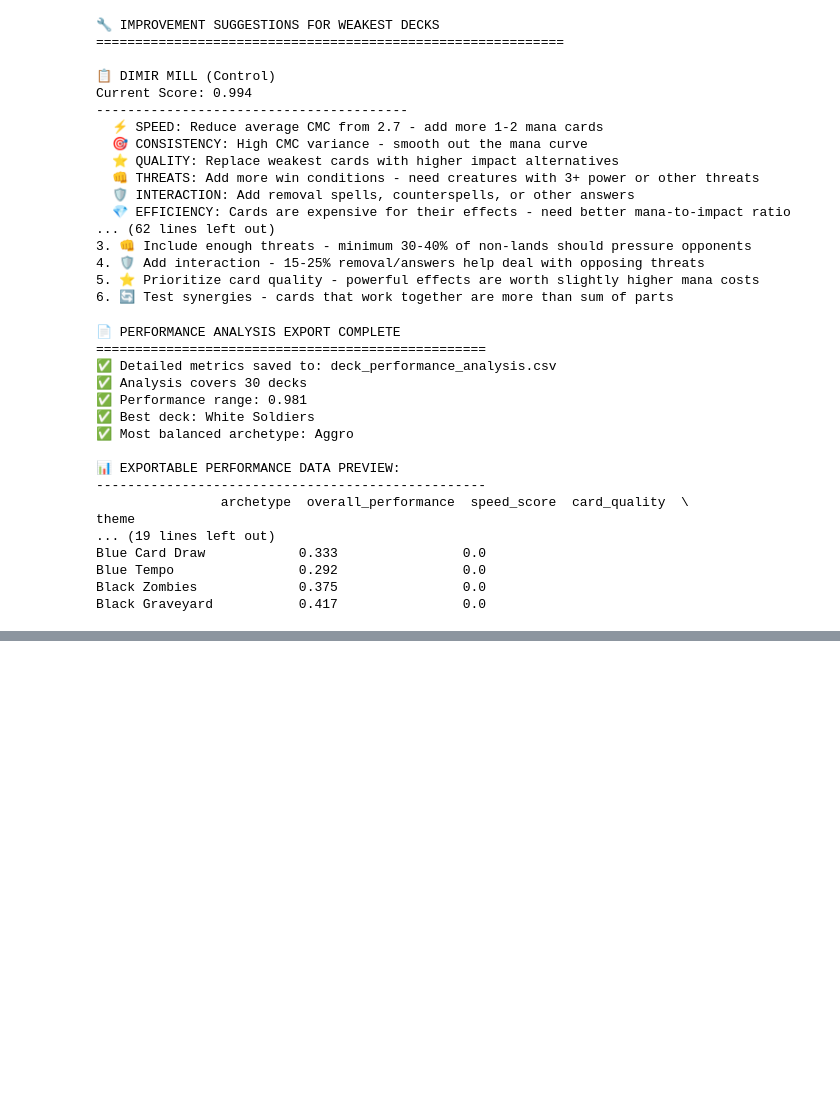
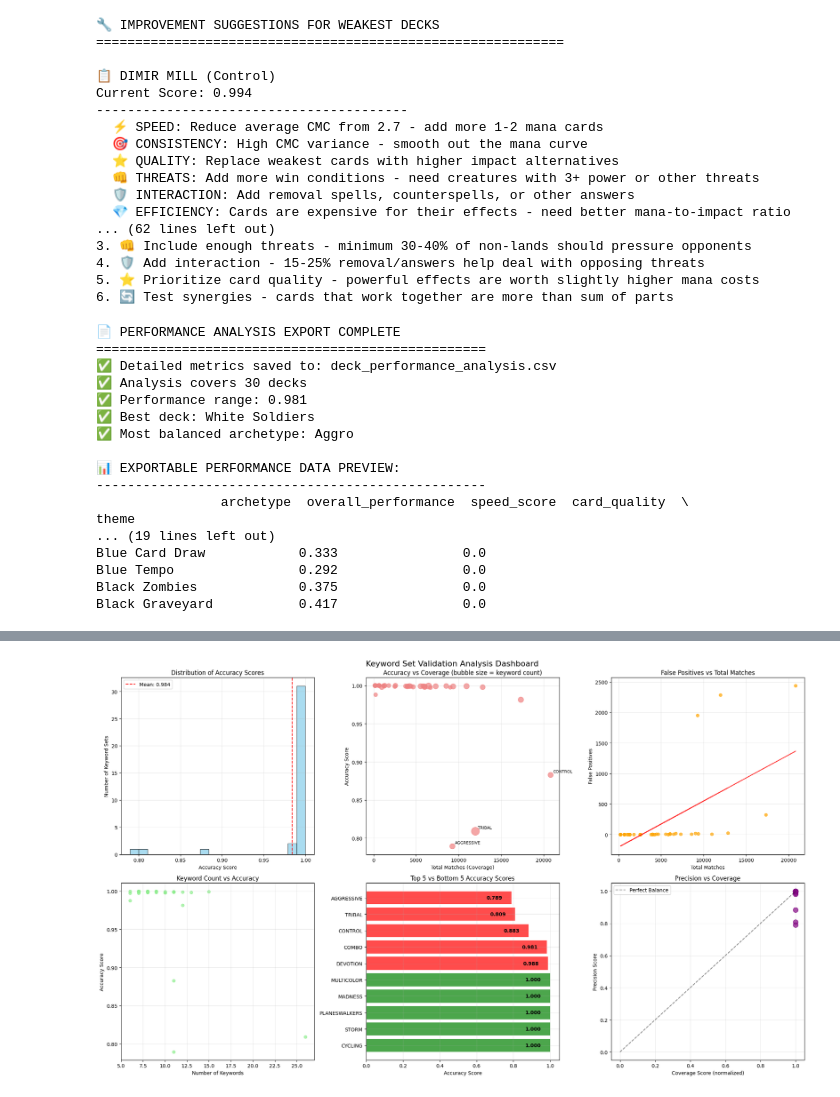
Before and after one commit to vanonselenp/magic-jumpstart, a Jupyter notebook: jumpstart.ipynb, the cells around one changed output, grey strips where cells are left out. Drawn from its saved outputs; the diff is of its cells as text; code cells hidden in the pictures; blank space fills up the shorter version.

```diff
--- a/jumpstart.ipynb
+++ b/jumpstart.ipynb
@@ -1590,0 +1387,90 @@ else:
+# %%
+# Create comprehensive validation dashboard
+fig, axes = plt.subplots(2, 3, figsize=(20, 12))
+fig.suptitle('Keyword Set Validation Analysis Dashboard', fontsize=16, y=0.98)
+
+# 1. Accuracy Score Distribution
+ax1 = axes[0, 0]
+ax1.hist(validation_df['Accuracy_Score'], bins=20, alpha=0.7, color='skyblue', edgecolor='black')
+ax1.set_title('Distribution of Accuracy Scores')
+ax1.set_xlabel('Accuracy Score')
+ax1.set_ylabel('Number of Keyword Sets')
+ax1.axvline(validation_df['Accuracy_Score'].mean(), color='red', linestyle='--', label=f'Mean: {validation_df["Accuracy_Score"].mean():.3f}')
+ax1.legend()
+ax1.grid(True, alpha=0.3)
+
+# 2. Accuracy vs Total Matches
+ax2 = axes[0, 1]
+scatter = ax2.scatter(validation_df['Total_Matches'], validation_df['Accuracy_Score'],
+                     alpha=0.7, s=validation_df['Keyword_Count']*10, c='lightcoral')
+ax2.set_title('Accuracy vs Coverage (bubble size = keyword count)')
+ax2.set_xlabel('Total Matches (Coverage)')
+ax2.set_ylabel('Accuracy Score')
+ax2.grid(True, alpha=0.3)
+
+# Add labels for problematic sets
+problematic = validation_df[validation_df['Accuracy_Score'] < 0.9]
+for _, row in problematic.iterrows():
+    ax2.annotate(row['Keyword_Set'], (row['Total_Matches'], row['Accuracy_Score']),
+                xytext=(5, 5), textcoords='offset points', fontsize=8)
+
+# 3. False Positives vs Total Matches
+ax3 = axes[0, 2]
+ax3.scatter(validation_df['Total_Matches'], validation_df['False_Positives'], alpha=0.7, color='orange')
+ax3.set_title('False Positives vs Total Matches')
+ax3.set_xlabel('Total Matches')
+ax3.set_ylabel('False Positives')
+ax3.grid(True, alpha=0.3)
+
+# Add trend line
+if len(validation_df) > 1:
+    z = np.polyfit(validation_df['Total_Matches'], validation_df['False_Positives'], 1)
+    p = np.poly1d(z)
+    ax3.plot(validation_df['Total_Matches'], p(validation_df['Total_Matches']), "r--", alpha=0.8)
+
+# 4. Keyword Count vs Accuracy
+ax4 = axes[1, 0]
+ax4.scatter(validation_df['Keyword_Count'], validation_df['Accuracy_Score'], alpha=0.7, color='lightgreen')
+ax4.set_title('Keyword Count vs Accuracy')
+ax4.set_xlabel('Number of Keywords')
+ax4.set_ylabel('Accuracy Score')
+ax4.grid(True, alpha=0.3)
+
+# 5. Top/Bottom performers comparison
+ax5 = axes[1, 1]
+top_5 = validation_df.head(5)
+bottom_5 = validation_df.tail(5)
+performers = pd.concat([top_5, bottom_5])
+
+colors = ['green'] * 5 + ['red'] * 5
+bars = ax5.barh(range(len(performers)), performers['Accuracy_Score'], color=colors, alpha=0.7)
+ax5.set_yticks(range(len(performers)))
+ax5.set_yticklabels(performers['Keyword_Set'], fontsize=10)
+ax5.set_title('Top 5 vs Bottom 5 Accuracy Scores')
+ax5.set_xlabel('Accuracy Score')
+ax5.grid(True, alpha=0.3)
+
+# Add value labels
+for i, (bar, score) in enumerate(zip(bars, performers['Accuracy_Score'])):
+    ax5.text(bar.get_width() - 0.05, bar.get_y() + bar.get_height()/2,
+             f'{score:.3f}', ha='right', va='center', fontweight='bold')
+
+# 6. Precision vs Coverage
+ax6 = axes[1, 2]
+ax6.scatter(validation_df['Coverage_Score'], validation_df['Precision'],
+           alpha=0.7, s=100, c='purple')
+ax6.set_title('Precision vs Coverage')
+ax6.set_xlabel('Coverage Score (normalized)')
+ax6.set_ylabel('Precision Score')
+ax6.grid(True, alpha=0.3)
+
+# Add diagonal line (ideal precision=coverage)
+ax6.plot([0, 1], [0, 1], 'k--', alpha=0.5, label='Perfect Balance')
+ax6.legend()
+
+plt.tight_layout()
+plt.show()
+
+print("📊 Validation dashboard complete!")
+# %% [output]
+[figure, added]
```
Also changed, not shown: parts of 18 cells of this notebook, 2 other files.
